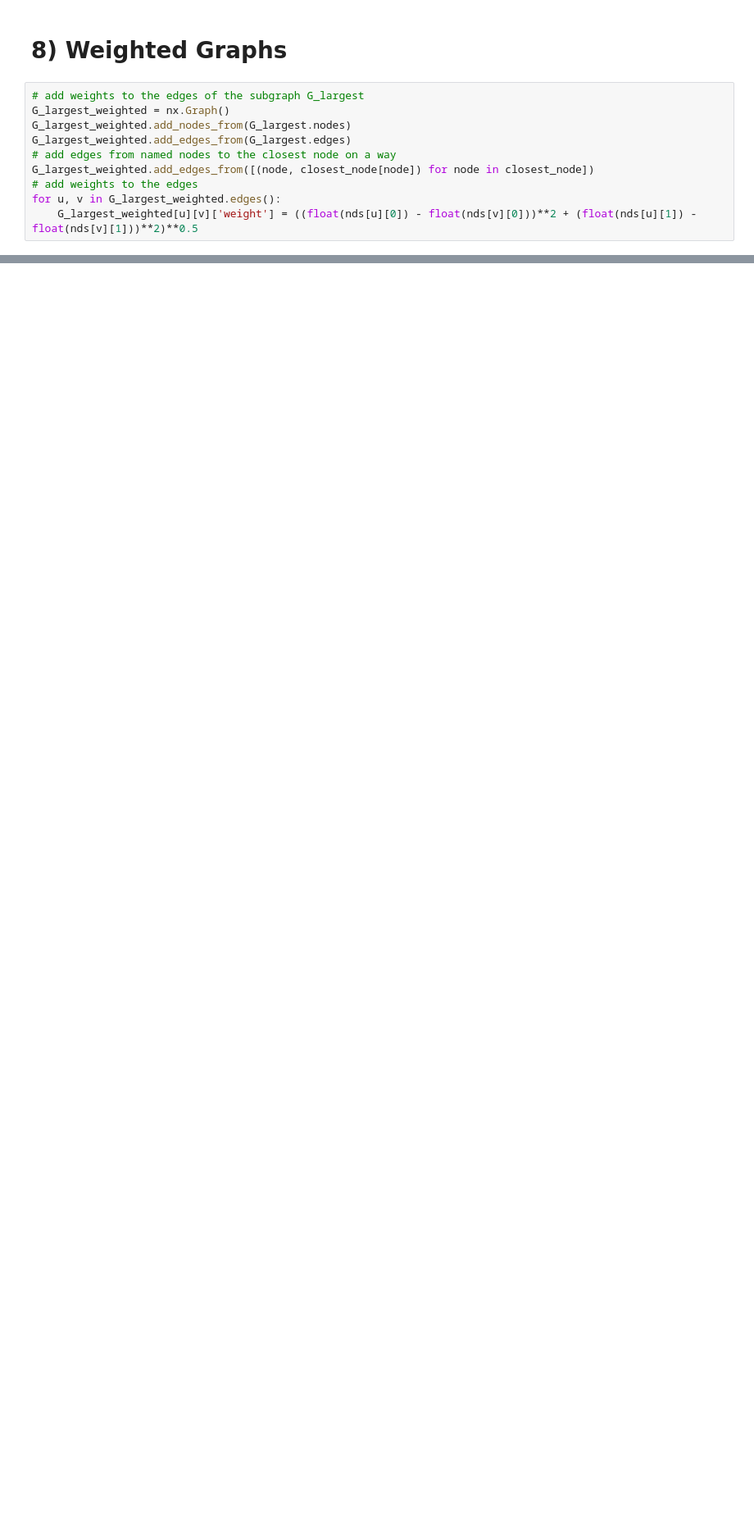
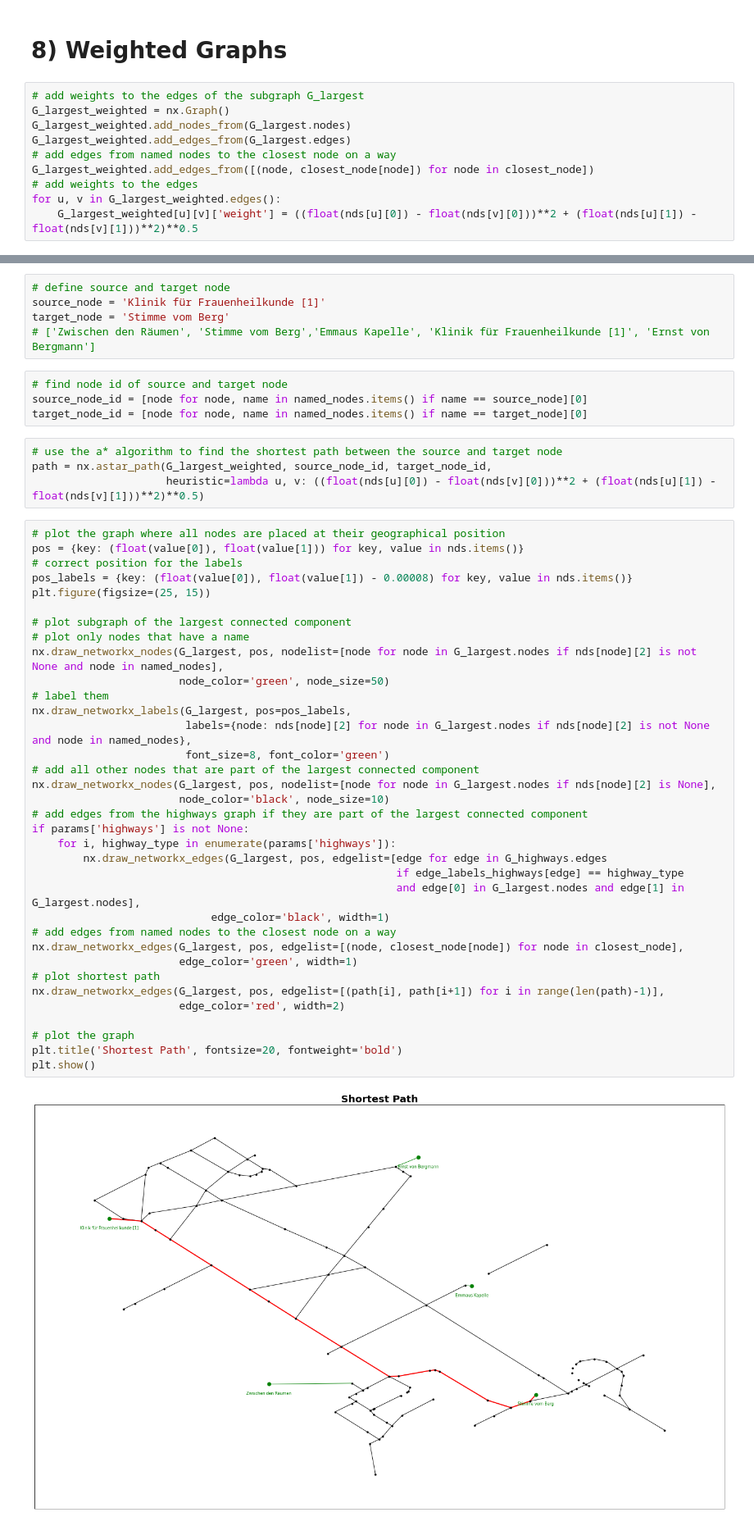
Before and after one commit to Dacian22/Medicar, a Jupyter notebook: Playground_Arved/UH_Freiburg_network.ipynb, the cells around one changed output, grey strips where cells are left out. Shown at 82% size. Drawn from its saved outputs; the diff is of its cells as text; blank space fills up the shorter version.

Commit message:
shortest path

```diff
--- a/Playground_Arved/UH_Freiburg_network.ipynb
+++ b/Playground_Arved/UH_Freiburg_network.ipynb
@@ -343,0 +345,50 @@ plt.show()
+# %%
+# define source and target node
+source_node = 'Klinik für Frauenheilkunde [1]'
+target_node = 'Stimme vom Berg'
+# ['Zwischen den Räumen', 'Stimme vom Berg','Emmaus Kapelle', 'Klinik für Frauenheilkunde [1]', 'Ernst von Bergmann']
+# %%
+# find node id of source and target node
+source_node_id = [node for node, name in named_nodes.items() if name == source_node][0]
+target_node_id = [node for node, name in named_nodes.items() if name == target_node][0]
+# %%
+# use the a* algorithm to find the shortest path between the source and target node
+path = nx.astar_path(G_largest_weighted, source_node_id, target_node_id,
+                     heuristic=lambda u, v: ((float(nds[u][0]) - float(nds[v][0]))**2 + (float(nds[u][1]) - float(nds[v][1]))**2)**0.5)
+# %%
+# plot the graph where all nodes are placed at their geographical position
+pos = {key: (float(value[0]), float(value[1])) for key, value in nds.items()}
+# correct position for the labels
+pos_labels = {key: (float(value[0]), float(value[1]) - 0.00008) for key, value in nds.items()}
+plt.figure(figsize=(25, 15))
+
+# plot subgraph of the largest connected component
+# plot only nodes that have a name
+nx.draw_networkx_nodes(G_largest, pos, nodelist=[node for node in G_largest.nodes if nds[node][2] is not None and node in named_nodes],
+                       node_color='green', node_size=50)
+# label them
+nx.draw_networkx_labels(G_largest, pos=pos_labels,
+                        labels={node: nds[node][2] for node in G_largest.nodes if nds[node][2] is not None and node in named_nodes},
+                        font_size=8, font_color='green')
+# add all other nodes that are part of the largest connected component
+nx.draw_networkx_nodes(G_largest, pos, nodelist=[node for node in G_largest.nodes if nds[node][2] is None],
+                       node_color='black', node_size=10)
+# add edges from the highways graph if they are part of the largest connected component
+if params['highways'] is not None:
+    for i, highway_type in enumerate(params['highways']):
+        nx.draw_networkx_edges(G_largest, pos, edgelist=[edge for edge in G_highways.edges
+                                                         if edge_labels_highways[edge] == highway_type
+                                                         and edge[0] in G_largest.nodes and edge[1] in G_largest.nodes],
+                            edge_color='black', width=1)
+# add edges from named nodes to the closest node on a way
+nx.draw_networkx_edges(G_largest, pos, edgelist=[(node, closest_node[node]) for node in closest_node],
+                       edge_color='green', width=1)
+# plot shortest path
+nx.draw_networkx_edges(G_largest, pos, edgelist=[(path[i], path[i+1]) for i in range(len(path)-1)],
+                       edge_color='red', width=2)
+
+# plot the graph
+plt.title('Shortest Path', fontsize=20, fontweight='bold')
+plt.show()
+# %% [output]
+[figure, added]
```
Also changed, not shown: parts of 8 cells of this notebook, 1 other file.
